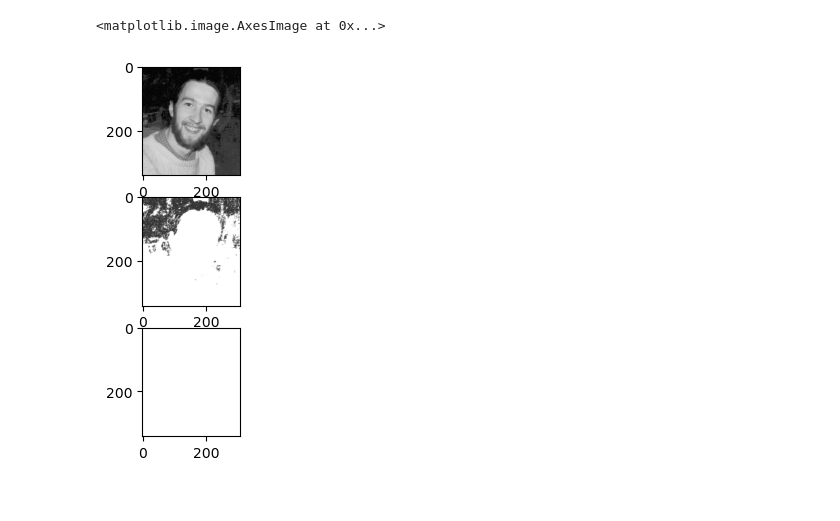
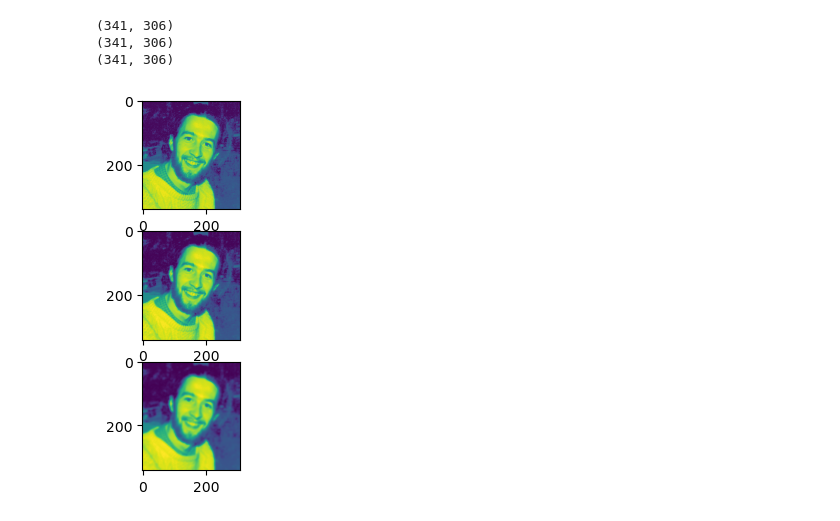
Before and after one commit to joaomatias100/Digital-Image-Processing, a Jupyter notebook: Class1/Exercise7.ipynb, the cells around one changed output. Saved outputs shown, nothing was run; the diff lists cells and outputs as text; code cells hidden in the pictures.

```diff
--- a/Class1/Exercise7.ipynb
+++ b/Class1/Exercise7.ipynb
@@ -6,22 +6,27 @@ from skimage import exposure
 # %%
 #Ex1
 path = "imagens/face.jpg"
-img = cv2.imread(path)
-#img = 255 - img
-
+img = cv2.imread(path, cv2.IMREAD_GRAYSCALE)
+print(img.shape)
+img = img / 255.0
 plt.subplot(3, 1, 1)
 plt.imshow(img)
 
-filter_a = np.ones((3, 3), np.float32)
-filter_b = np.ones((7, 7), np.float32)
+filter_a = np.ones((3, 3), dtype = np.float32)
+filter_b = np.ones((7, 7), dtype = np.float32)
 conv_a = cv2.filter2D(img, -1, filter_a)
 conv_b = cv2.filter2D(img, -1, filter_b)
 
 plt.subplot(3, 1, 2)
 plt.imshow(conv_a)
 
 plt.subplot(3, 1, 3)
 plt.imshow(conv_b)
+
+print(conv_a.shape)
+print(conv_a.shape)
 # %% [output]
-<matplotlib.image.AxesImage at 0x...>
+(341, 306)
+(341, 306)
+(341, 306)
-[figure, old version]
+[figure, new version]
```
